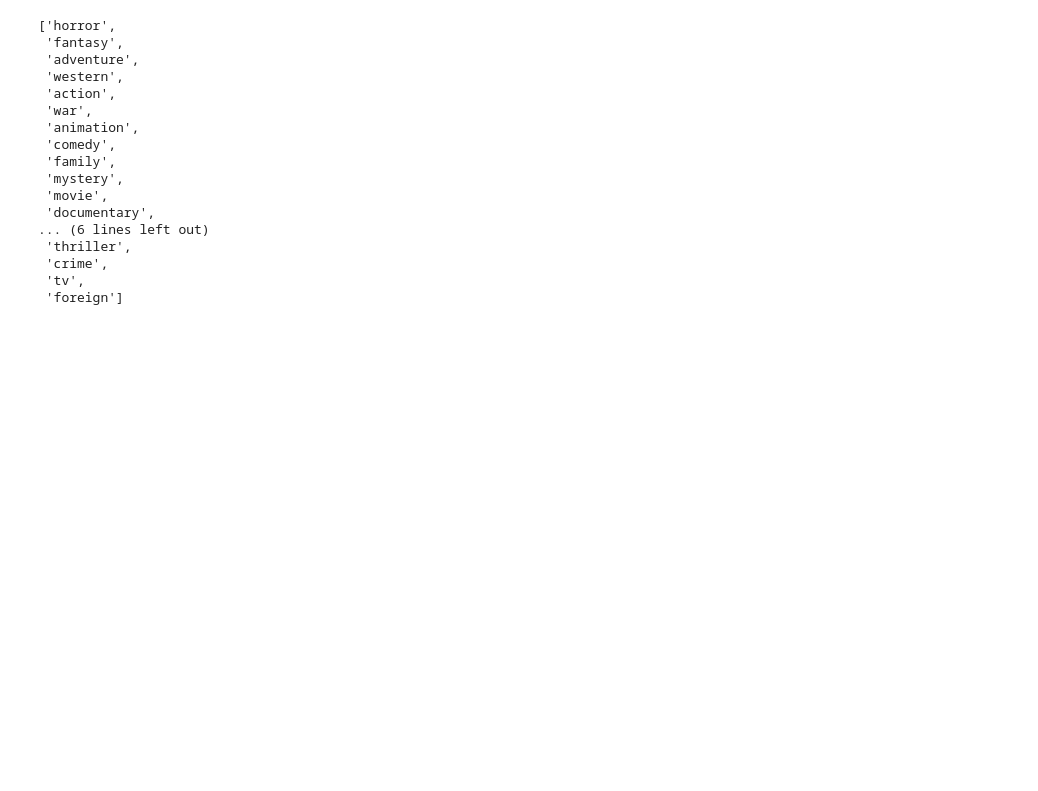
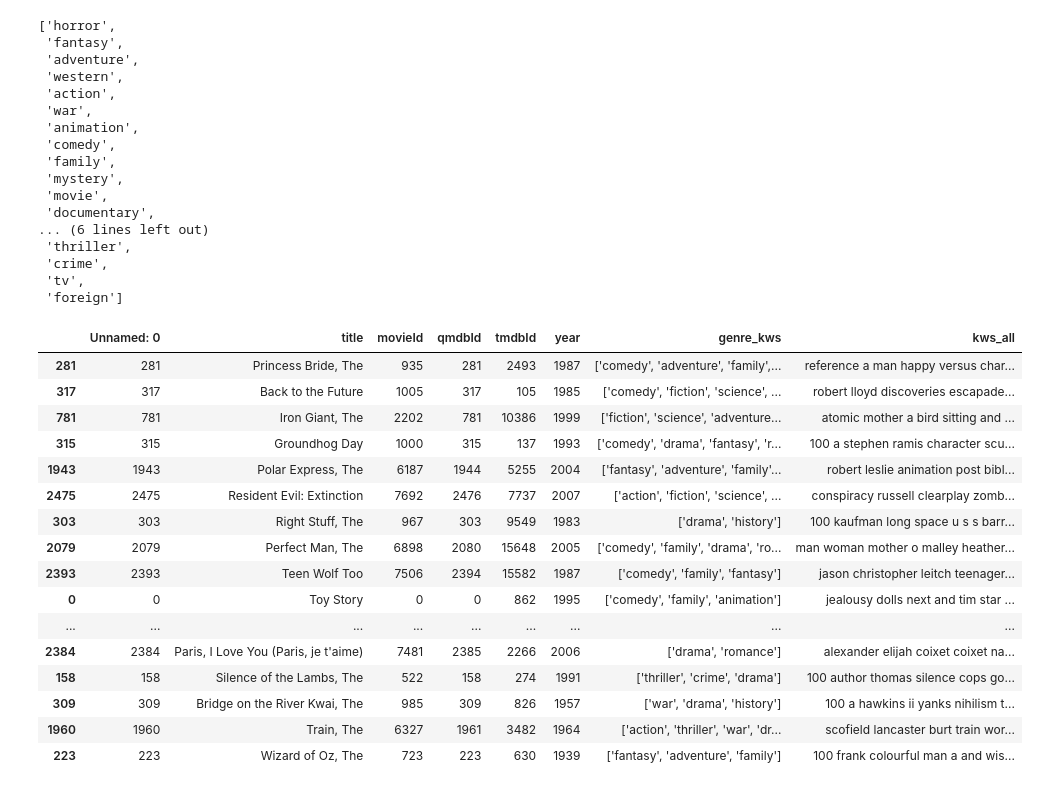
Before and after one commit to zxzhaixiang/QMDB, a Jupyter notebook: model/get_model_weight.ipynb, the cells around one changed output. Drawn from its saved outputs; the diff is of its cells as text; code cells hidden in the pictures; blank space fills up the shorter version.

Commit message:
updated model_weight

```diff
--- a/model/get_model_weight.ipynb
+++ b/model/get_model_weight.ipynb
@@ -166,7 +168,10 @@ def compute_final_embedding(model_weights, query, user_embedding, genres, isWeek
     query_embedding = get_query_vector(query, model_weights)
     genres_embedding = get_genre_vector(genres, model_weights)
 
-    x = np.concatenate((user_embedding, query_embedding,genres_embedding,np.array([isWeekend,hr])))
+    x = np.concatenate((user_embedding,
+                        genres_embedding,
+                        query_embedding,
+                        np.array([isWeekend,hr])))
 
     for fc in model_weights['fc']:
         x = fc['weight'].dot(x)+fc['bias']
@@ -194,5 +199,8 @@ genres_list
  'foreign']
 # %%
 movie_df = pd.read_csv(os.path.join('./../data/processed_data/','keywords_all.csv'))
+# %%
+querys = ''
+genres = ['family','movie','animation']
 # %%
-a = compute_final_embedding(model_weights, 'toy story', np.zeros(128),['family'], 1, 12)
+a = compute_final_embedding(model_weights, querys, np.zeros(128),genres, 1, 12)
@@ -201,2 +207,22 @@ score = movie_embedding.dot(a)
 # %%
+score = dot(movie_embedding,a)
 movie_id = np.argsort(score)[::-1][:50]
+movie_df.iloc[list(movie_id)]
+# %% [output]
+|  | Unnamed: 0 | title | movieId | qmdbId | tmdbId | year | genre_kws | kws_all |
+| 281 | 281 | Princess Bride, The | 935 | 281 | 2493 | 1987 | ['comedy', 'adventure', 'family',... | reference a man happy versus char... |
+| 317 | 317 | Back to the Future | 1005 | 317 | 105 | 1985 | ['comedy', 'fiction', 'science', ... | robert lloyd discoveries escapade... |
+| 781 | 781 | Iron Giant, The | 2202 | 781 | 10386 | 1999 | ['fiction', 'science', 'adventure... | atomic mother a bird sitting and ... |
+| 315 | 315 | Groundhog Day | 1000 | 315 | 137 | 1993 | ['comedy', 'drama', 'fantasy', 'r... | 100 a stephen ramis character scu... |
+| 1943 | 1943 | Polar Express, The | 6187 | 1944 | 5255 | 2004 | ['fantasy', 'adventure', 'family'... | robert leslie animation post bibl... |
+| 2475 | 2475 | Resident Evil: Extinction | 7692 | 2476 | 7737 | 2007 | ['action', 'fiction', 'science', ... | conspiracy russell clearplay zomb... |
+| 303 | 303 | Right Stuff, The | 967 | 303 | 9549 | 1983 | ['drama', 'history'] | 100 kaufman long space u s s barr... |
+| 2079 | 2079 | Perfect Man, The | 6898 | 2080 | 15648 | 2005 | ['comedy', 'family', 'drama', 'ro... | man woman mother o malley heather... |
+| 2393 | 2393 | Teen Wolf Too | 7506 | 2394 | 15582 | 1987 | ['comedy', 'family', 'fantasy'] | jason christopher leitch teenager... |
+| 0 | 0 | Toy Story | 0 | 0 | 862 | 1995 | ['comedy', 'family', 'animation'] | jealousy dolls next and tim star ... |
+| ... | ... | ... | ... | ... | ... | ... | ... | ... |
+| 2384 | 2384 | Paris, I Love You (Paris, je t'aime) | 7481 | 2385 | 2266 | 2006 | ['drama', 'romance'] | alexander elijah coixet coixet na... |
+| 158 | 158 | Silence of the Lambs, The | 522 | 158 | 274 | 1991 | ['thriller', 'crime', 'drama'] | 100 author thomas silence cops go... |
+| 309 | 309 | Bridge on the River Kwai, The | 985 | 309 | 826 | 1957 | ['war', 'drama', 'history'] | 100 a hawkins ii yanks nihilism t... |
+| 1960 | 1960 | Train, The | 6327 | 1961 | 3482 | 1964 | ['action', 'thriller', 'war', 'dr... | scofield lancaster burt train wor... |
+| 223 | 223 | Wizard of Oz, The | 723 | 223 | 630 | 1939 | ['fantasy', 'adventure', 'family'] | 100 frank colourful man a and wis... |
```
Also changed, not shown: parts of 3 cells of this notebook, 1 other file.
